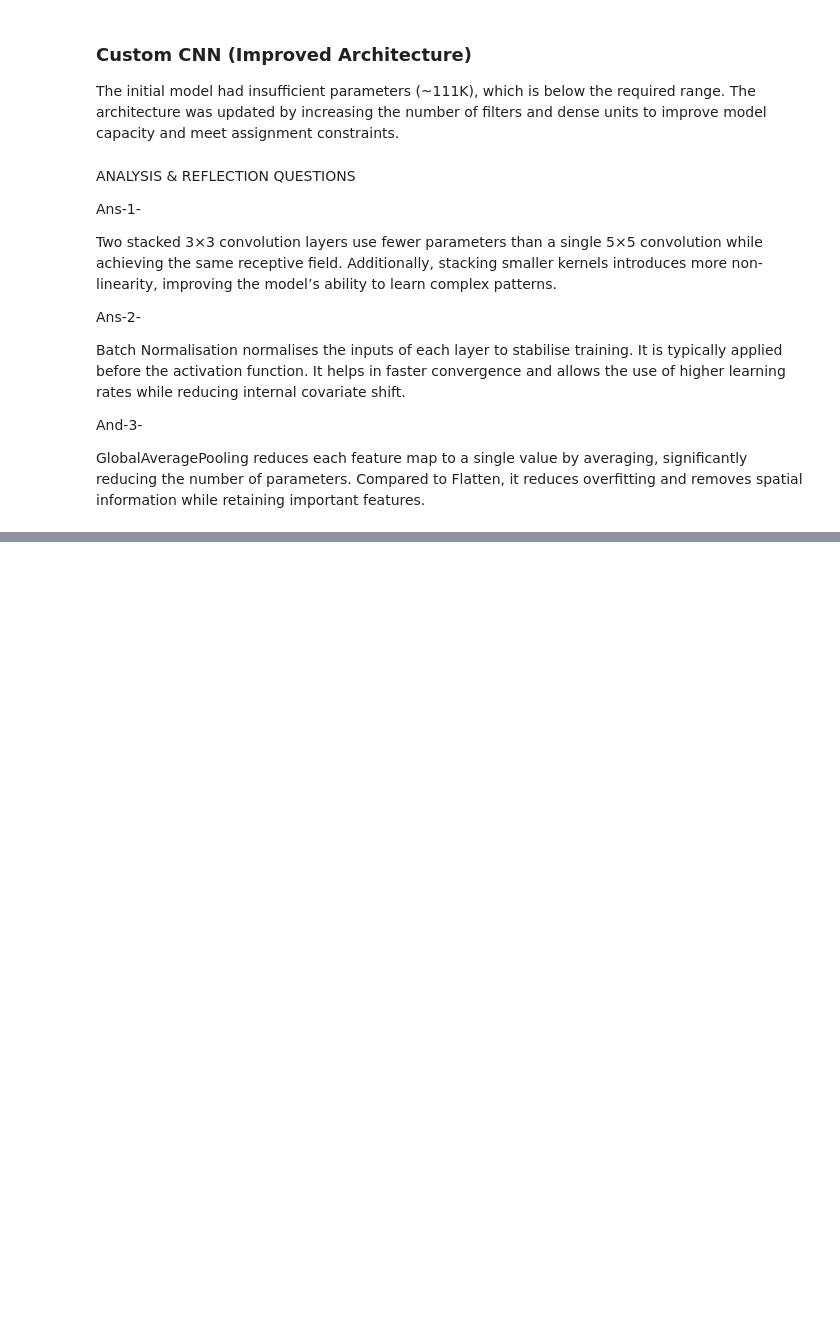
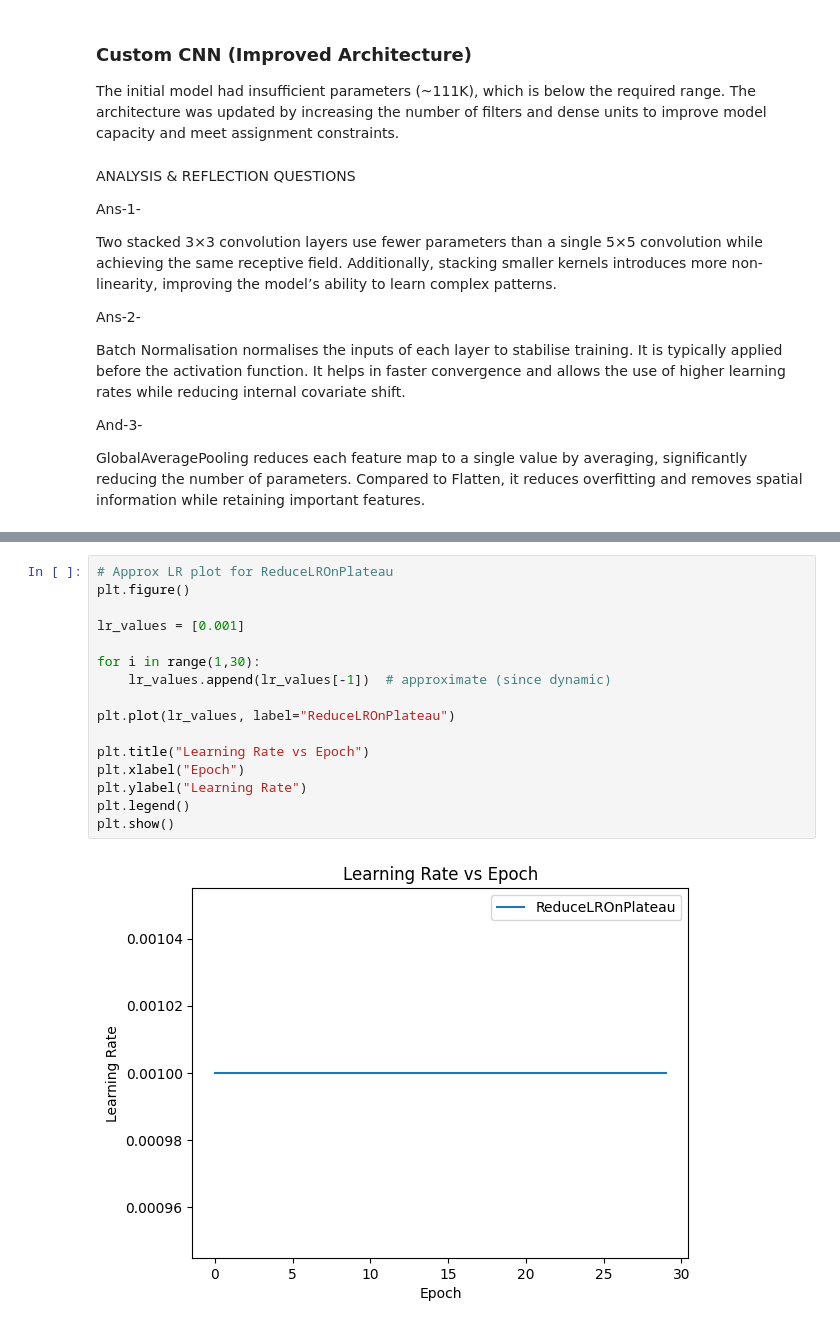
Before and after one commit to Aditya-Developer911a2/CNN-Lab-RGIPT, a Jupyter notebook: 24it3003_AdityaKumarSingh_CNN_Lab .ipynb, the cells around one changed output, grey strips where cells are left out. Cells and saved outputs as stored; diff of their text form; blank space fills up the shorter version.

```diff
--- a/24it3003_AdityaKumarSingh_CNN_Lab .ipynb
+++ b/24it3003_AdityaKumarSingh_CNN_Lab .ipynb
@@ -465,0 +876,18 @@ GlobalAveragePooling reduces each feature map to a single value by averaging, si
+# %%
+# Approx LR plot for ReduceLROnPlateau
+plt.figure()
+
+lr_values = [0.001]
+
+for i in range(1,30):
+    lr_values.append(lr_values[-1])  # approximate (since dynamic)
+
+plt.plot(lr_values, label="ReduceLROnPlateau")
+
+plt.title("Learning Rate vs Epoch")
+plt.xlabel("Epoch")
+plt.ylabel("Learning Rate")
+plt.legend()
+plt.show()
+# %% [output]
+[figure, added]
```
Also changed, not shown: parts of 31 cells of this notebook.
